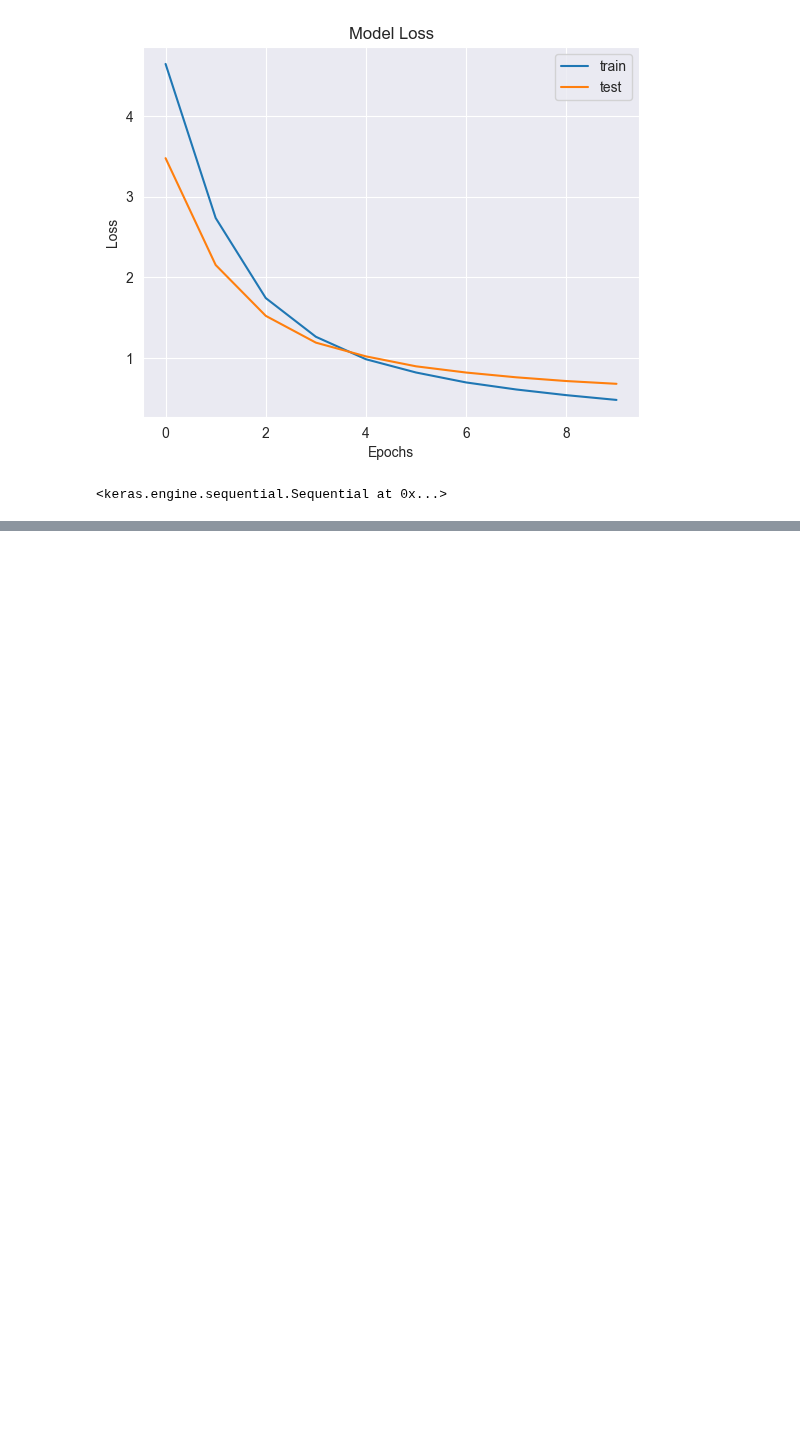
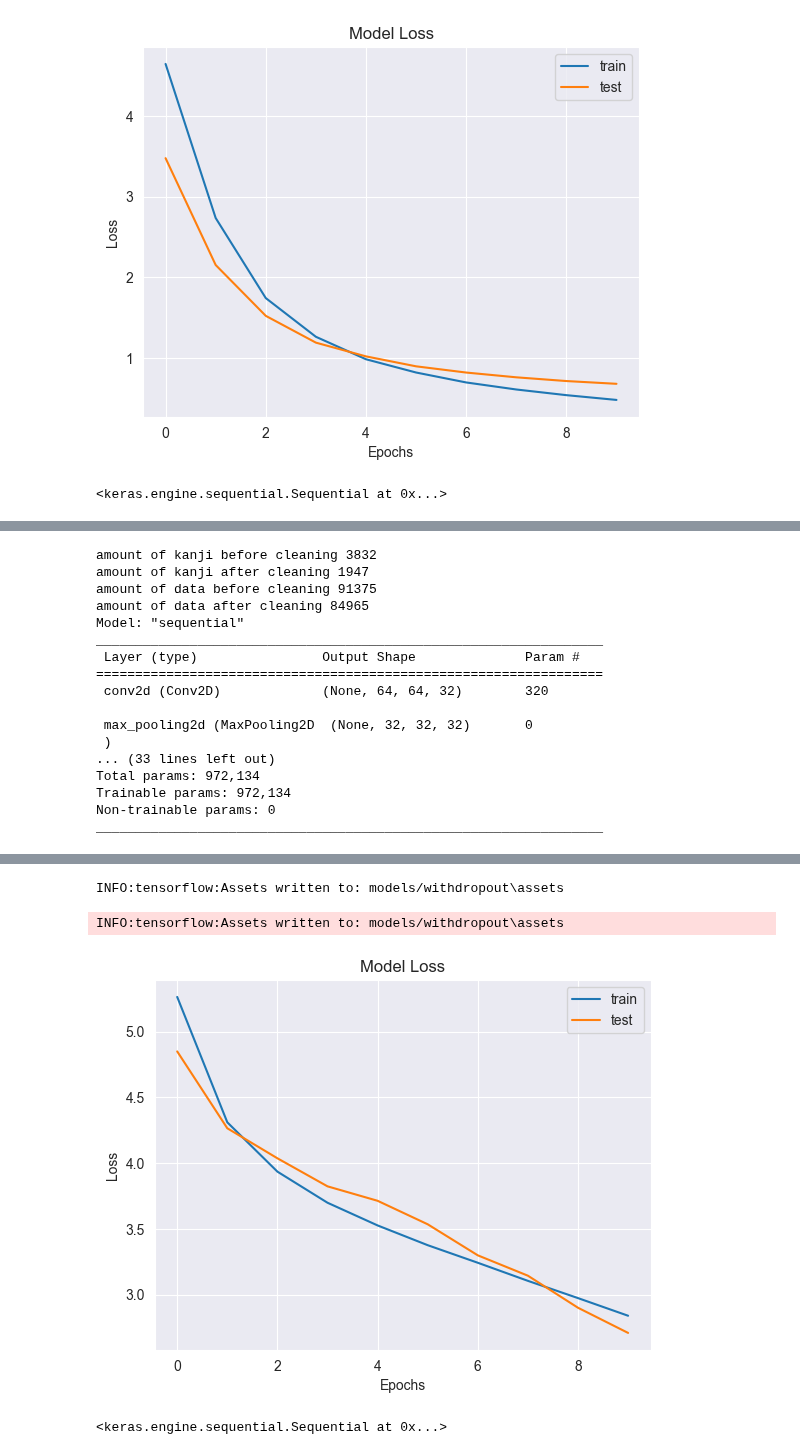
Before and after one commit to krisdanoda/Kanji-recognizer, a Jupyter notebook: Journal/Kris' Journal (to be renamed).ipynb, the cells around one changed output, grey strips where cells are left out. Cells and saved outputs as stored; diff of their text form; code cells hidden in the pictures; blank space fills up the shorter version.

```diff
--- a/Journal/Kris' Journal (to be renamed).ipynb
+++ b/Journal/Kris' Journal (to be renamed).ipynb
@@ -546,0 +592,20 @@ INFO:tensorflow:Assets written to: models/64filters\assets
+# %%
+sequentialModel.run_model("withdropout", 10, 200, useContoursFiltering=True, useDataFiltering= True, dropout = True)
+# %% [output]
+amount of kanji before cleaning 3832
+amount of kanji after cleaning 1947
+amount of data before cleaning 91375
+amount of data after cleaning 84965
+Model: "sequential"
+_________________________________________________________________
+ Layer (type)                Output Shape              Param #
+=================================================================
+ conv2d (Conv2D)             (None, 64, 64, 32)        320
+
+ max_pooling2d (MaxPooling2D  (None, 32, 32, 32)       0
+ )
+... (33 lines left out)
+Total params: 972,134
+Trainable params: 972,134
+Non-trainable params: 0
+_________________________________________________________________
@@ -546,0 +633,4 @@ INFO:tensorflow:Assets written to: models/64filters\assets
+INFO:tensorflow:Assets written to: models/withdropout\assets
+INFO:tensorflow:Assets written to: models/withdropout\assets
+[figure, added]
+<keras.engine.sequential.Sequential at 0x...>
```
Also changed, not shown: parts of 5 cells of this notebook, 22 other files.
